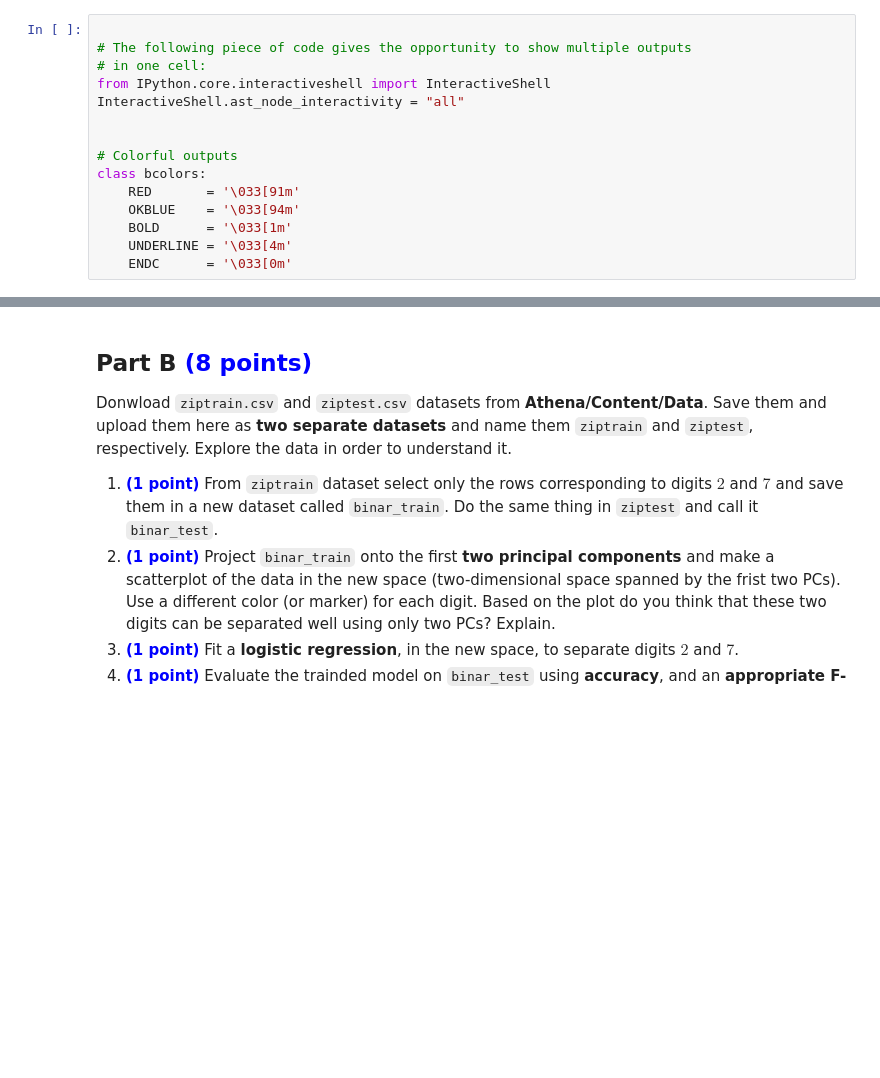
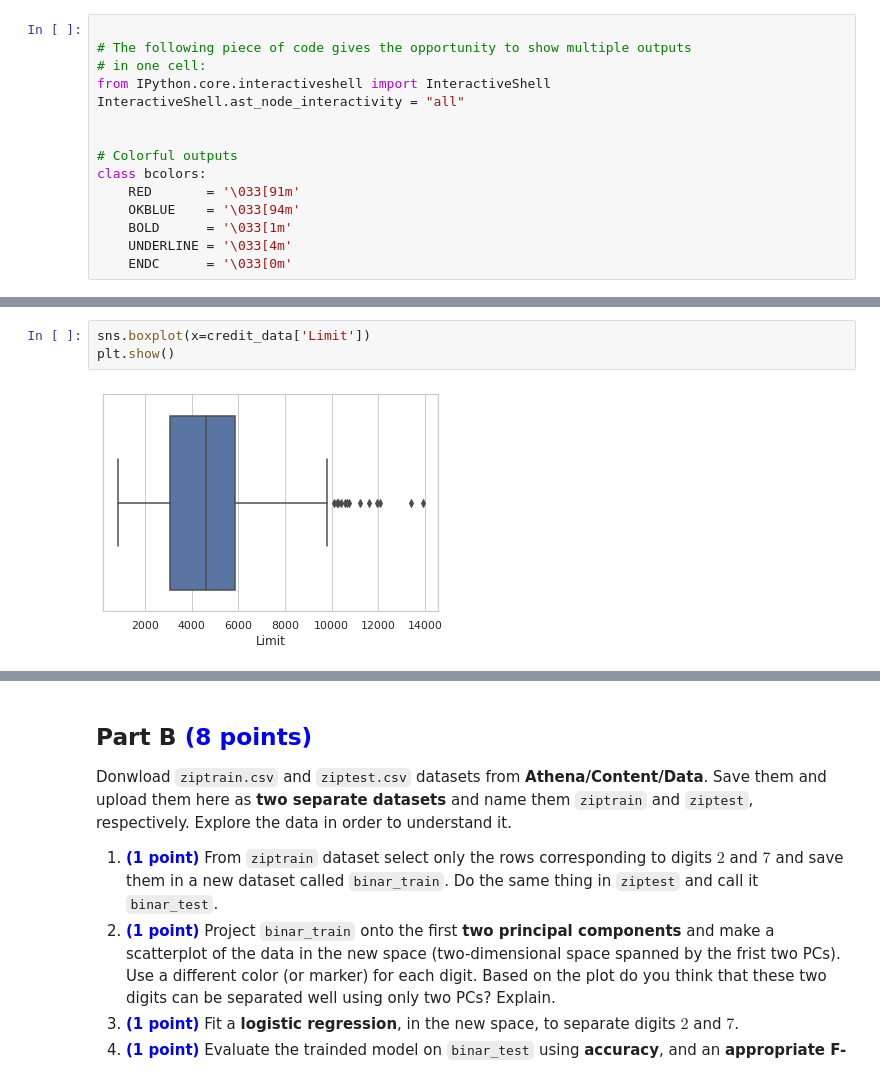
Before and after one commit to ahmedopolis/YCBS-255-Statistical-Machine-Learning, a Jupyter notebook: Assignments/Assignment 2/Assignment02_ahmedibrahim.ipynb, the cells around one changed output, grey strips where cells are left out. Saved outputs shown, nothing was run; the diff lists cells and outputs as text; blank space fills up the shorter version.

```diff
--- a/Assignments/Assignment 2/Assignment02_ahmedibrahim.ipynb
+++ b/Assignments/Assignment 2/Assignment02_ahmedibrahim.ipynb
@@ -65,0 +170,5 @@ SyntaxError: ignored
+# %%
+sns.boxplot(x=credit_data['Limit'])
+plt.show()
+# %% [output]
+[figure, added]
```
Also changed, not shown: parts of 34 cells of this notebook.
